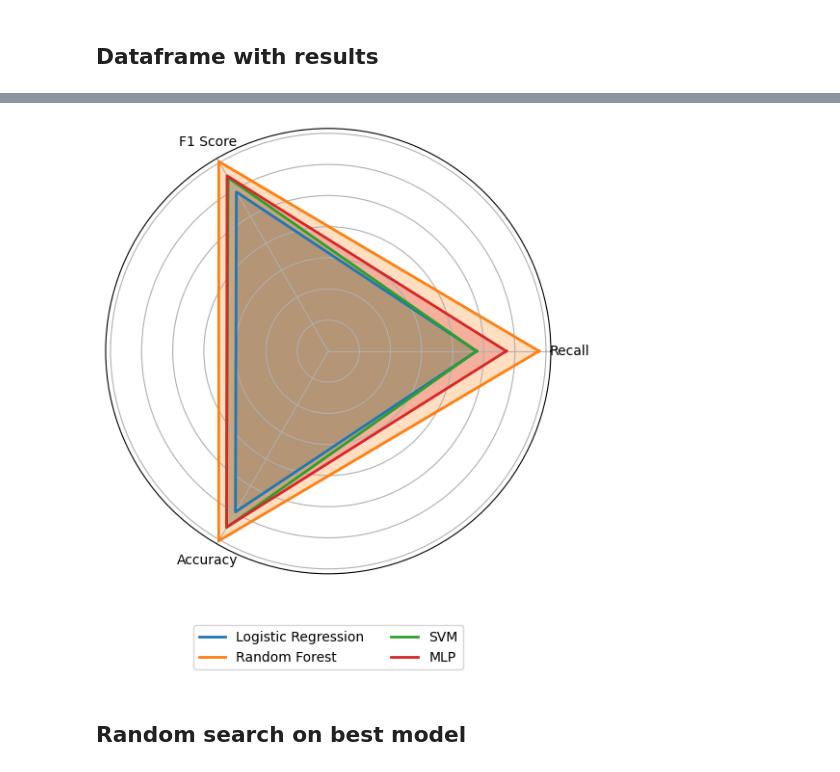
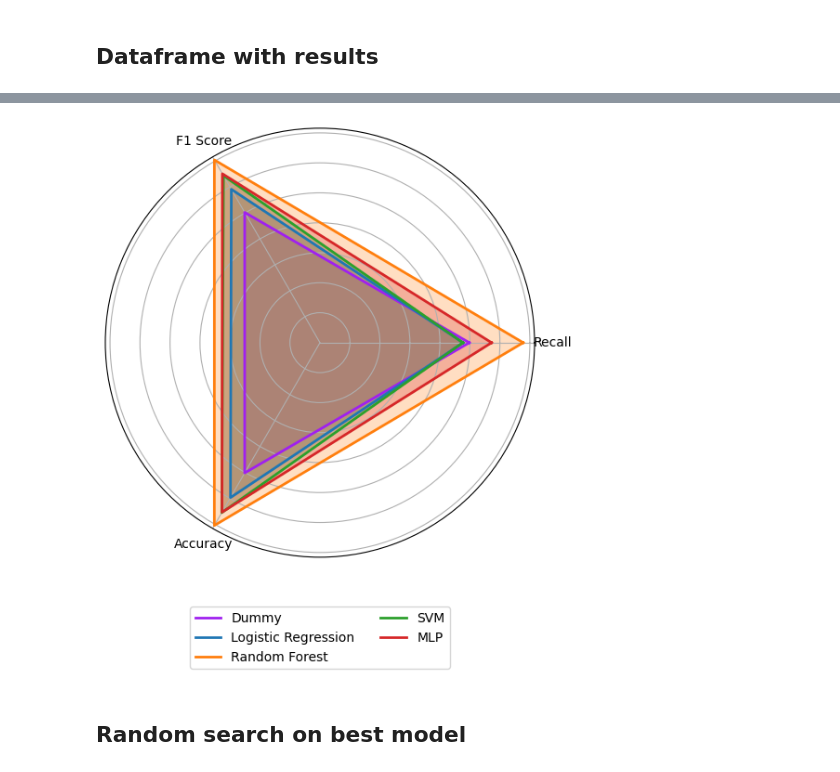
Before and after one commit to Moral-Machine-2024/Emmakuipers, a Jupyter notebook: model_50_svm_run.ipynb, the cells around one changed output, grey strips where cells are left out. Saved outputs shown, nothing was run; the diff lists cells and outputs as text; code cells hidden in the pictures.

```diff
--- a/model_50_svm_run.ipynb
+++ b/model_50_svm_run.ipynb
@@ -135,3 +109,9 @@ df50 = pd.read_csv('total_50_dataset.csv', dtype=dtype)
 df50.shape
 # %% [output]
 (500000, 31)
+# %%
+# Ensuring column is categorical
+df50['ScenarioTypeStrict'] = df50['ScenarioTypeStrict'].astype('category')
+
+# Renaming Social Status to Social for easier handling of the category later on
+df50['ScenarioTypeStrict'] = df50['ScenarioTypeStrict'].cat.rename_categories({'Social Status': 'Social'})
@@ -192,0 +182,4 @@ kf = KFold(n_splits=k, random_state=42, shuffle=True)
+# %%
+from sklearn.dummy import DummyClassifier
+
+dummy = DummyClassifier(strategy='uniform')
@@ -800,6 +902,9 @@ import json
 import pandas as pd
 # %%
 # Load the metrics dictionaries
+with open("metrics_dummy_val_50.json", "r") as f:
+    metrics_dummy_val = json.load(f)
+
 with open("metrics_lr_50.json", "r") as f:
     metrics_lr = json.load(f)
 
@@ -813,13 +918,20 @@ with open("metrics_mlp_50.json", "r") as f:
     metrics_mlp = json.load(f)
 # %%
 # List of model names
-model_names = ['Logistic Regression', 'Random Forest', 'SVM', 'MLP']
+model_names = ['Dummy Classifier', 'Logistic Regression', 'Random Forest', 'SVM', 'MLP']
+
+# Calculate the delta values
+deltaLR = (metrics_lr['average_recall_class_1'] - metrics_dummy_val['average_recall_class_1']) / metrics_dummy_val['average_recall_class_1'] * 100
+deltaRF = (metrics_rf['average_recall_class_1'] - metrics_dummy_val['average_recall_class_1']) / metrics_dummy_val['average_recall_class_1'] * 100
+deltaSVM = (metrics_svm['average_recall_class_1'] - metrics_dummy_val['average_recall_class_1']) / metrics_dummy_val['average_recall_class_1'] * 100
+deltaMLP = (metrics_mlp['average_recall_class_1'] - metrics_dummy_val['average_recall_class_1']) / metrics_dummy_val['average_recall_class_1'] * 100
 
 # Collect the accuracy and recall values by calling the variables
-accuracies = [metrics_lr['average_accuracy'], metrics_rf['average_accuracy'], metrics_svm['average_accuracy'], metrics_mlp['average_accuracy']]
-recalls = [metrics_lr['average_recall_class_1'], metrics_rf['average_recall_class_1'], metrics_svm['average_recall_class_1'], metrics_mlp['average_recall_class_1']]
-f1s = [metrics_lr['average_macro_f1'], metrics_rf['average_macro_f1'], metrics_svm['average_macro_f1'], metrics_mlp['average_macro_f1']]
-std_devs = [metrics_lr['std_dev_accuracy'], metrics_rf['std_dev_accuracy'], metrics_svm['std_dev_accuracy'], metrics_mlp['std_dev_accuracy']]
+accuracies = [metrics_dummy_val['average_accuracy'], metrics_lr['average_accuracy'], metrics_rf['average_accuracy'], metrics_svm['average_accuracy'], metrics_mlp['average_accuracy']]
+recalls = [metrics_dummy_val['average_recall_class_1'], metrics_lr['average_recall_class_1'], metrics_rf['average_recall_class_1'], metrics_svm['average_recall_class_1'], metrics_mlp['average_recall_class_1']]
+f1s = [metrics_dummy_val['average_macro_f1'], metrics_lr['average_macro_f1'], metrics_rf['average_macro_f1'], metrics_svm['average_macro_f1'], metrics_mlp['average_macro_f1']]
+std_devs = ['-', metrics_lr['std_dev_accuracy'], metrics_rf['std_dev_accuracy'], metrics_svm['std_dev_accuracy'], metrics_mlp['std_dev_accuracy']]
+delta = ['-', deltaLR, deltaRF, deltaSVM, deltaMLP]
 
 # Create a dictionary for the DataFrame
 data = {
@@ -827,7 +939,8 @@ data = {
     'Recall class 1': recalls,
     'F1-score': f1s,
     'Accuracy': accuracies,
-    'Std Dev Accuracy': std_devs
+    'Std Dev Accuracy': std_devs,
+    'Delta Recall 1 (%)': delta
 }
 
 # Create the DataFrame
@@ -847,45 +961,46 @@ import matplotlib.pyplot as plt
 # Data
 labels = ['Recall', 'F1 Score', 'Accuracy']
 datasets = {
-    'Logistic Regression': [df_results.loc[0, "Recall class 1"], df_results.loc[0, "F1-score"],	df_results.loc[0, "Accuracy"]],
-    'Random Forest': [df_results.loc[1, "Recall class 1"], df_results.loc[1, "F1-score"],	df_results.loc[1, "Accuracy"]],
-    'SVM': [df_results.loc[2, "Recall class 1"], df_results.loc[2, "F1-score"],	df_results.loc[2, "Accuracy"]],
-    'MLP': [df_results.loc[3, "Recall class 1"], df_results.loc[3, "F1-score"],	df_results.loc[3, "Accuracy"]]
+    'Dummy': [df_results.loc[0, "Recall class 1"], df_results.loc[0, "F1-score"],	df_results.loc[0, "Accuracy"]],
+    'Logistic Regression': [df_results.loc[1, "Recall class 1"], df_results.loc[1, "F1-score"],	df_results.loc[1, "Accuracy"]],
+    'Random Forest': [df_results.loc[2, "Recall class 1"], df_results.loc[2, "F1-score"],	df_results.loc[2, "Accuracy"]],
+    'SVM': [df_results.loc[3, "Recall class 1"], df_results.loc[3, "F1-score"],	df_results.loc[3, "Accuracy"]],
+    'MLP': [df_results.loc[4, "Recall class 1"], df_results.loc[4, "F1-score"],	df_results.loc[4, "Accuracy"]]
 }
 
 # Number of variables (features)
 num_vars = len(labels)
 
 # Calculate angle for each axis
 angles = np.linspace(0, 2 * np.pi, num_vars, endpoint=False).tolist()
 
 # Complete the loop by repeating the first point to close the polygon
 angles += angles[:1]
 
 # Create a radar chart
 fig, ax = plt.subplots(figsize=(6, 6), dpi=100, subplot_kw=dict(polar=True))
 
 # Colors for each dataset
-colors = ['#1f77b4', '#ff7f0e', '#2ca02c', '#d62728']
+colors = ['#a020f0', '#1f77b4', '#ff7f0e', '#2ca02c', '#d62728']
 
 # Plot each dataset
 for idx, (dataset, values) in enumerate(datasets.items()):
     values += values[:1]  # Ensure the loop closes
     ax.fill(angles, values, color=colors[idx], alpha=0.25)  # Fill the area
     ax.plot(angles, values, color=colors[idx], linewidth=2, label=dataset)  # Plot the line
 
 # Add labels
 ax.set_yticklabels([])  # Hide radial ticks
 ax.set_xticks(angles[:-1])  # Place labels at each axis
 ax.set_xticklabels(labels)
 
 # Add legend
 plt.legend(loc='upper center', bbox_to_anchor=(0.5, -0.1), ncol=2)
 
 # Show plot
 plt.show()
 # %% [output]
-[figure, old version]
+[figure, new version]
 # %% [markdown]
 ## Random search on best model
 # %% [markdown]
```
Also changed, not shown: parts of 26 cells of this notebook, 3 other files.
